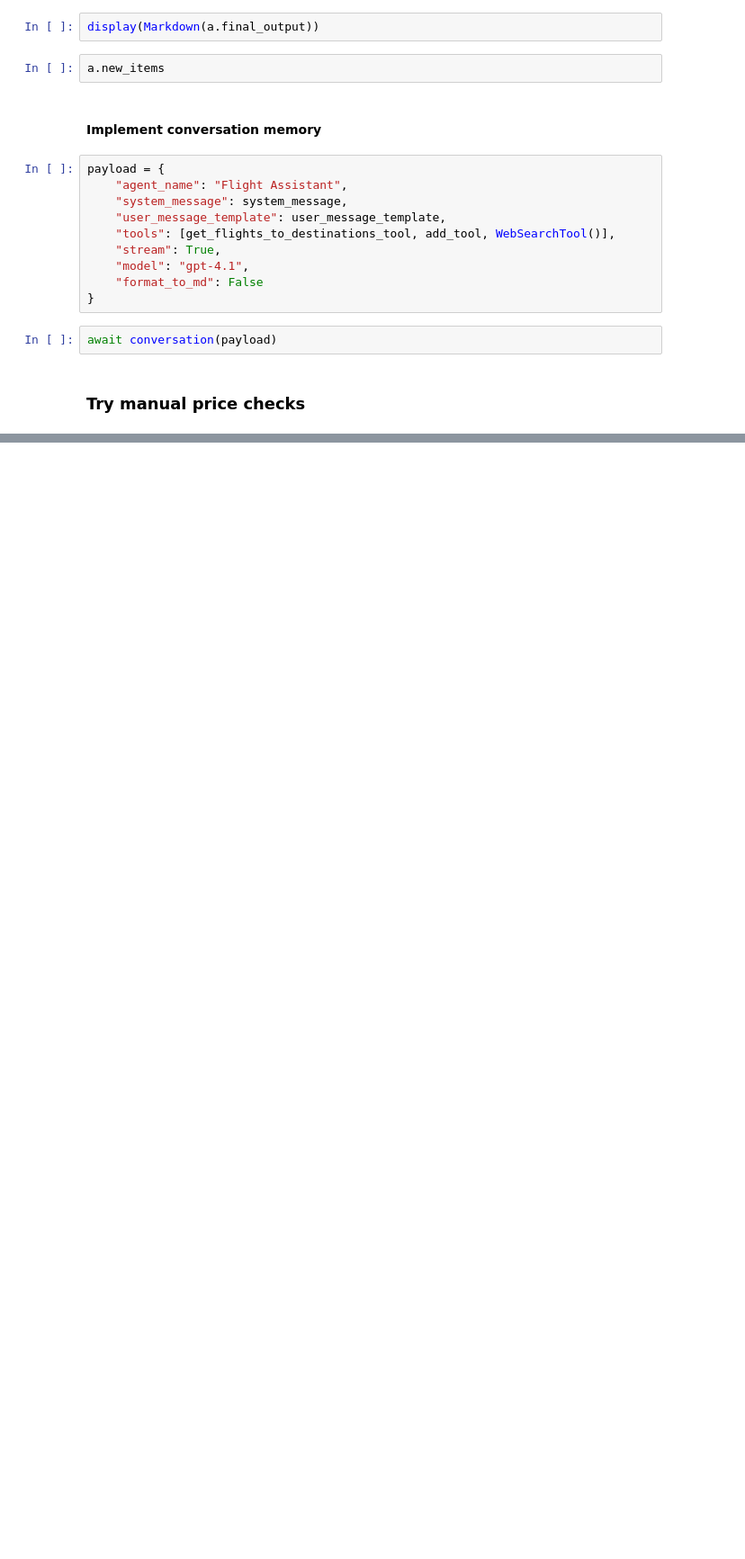
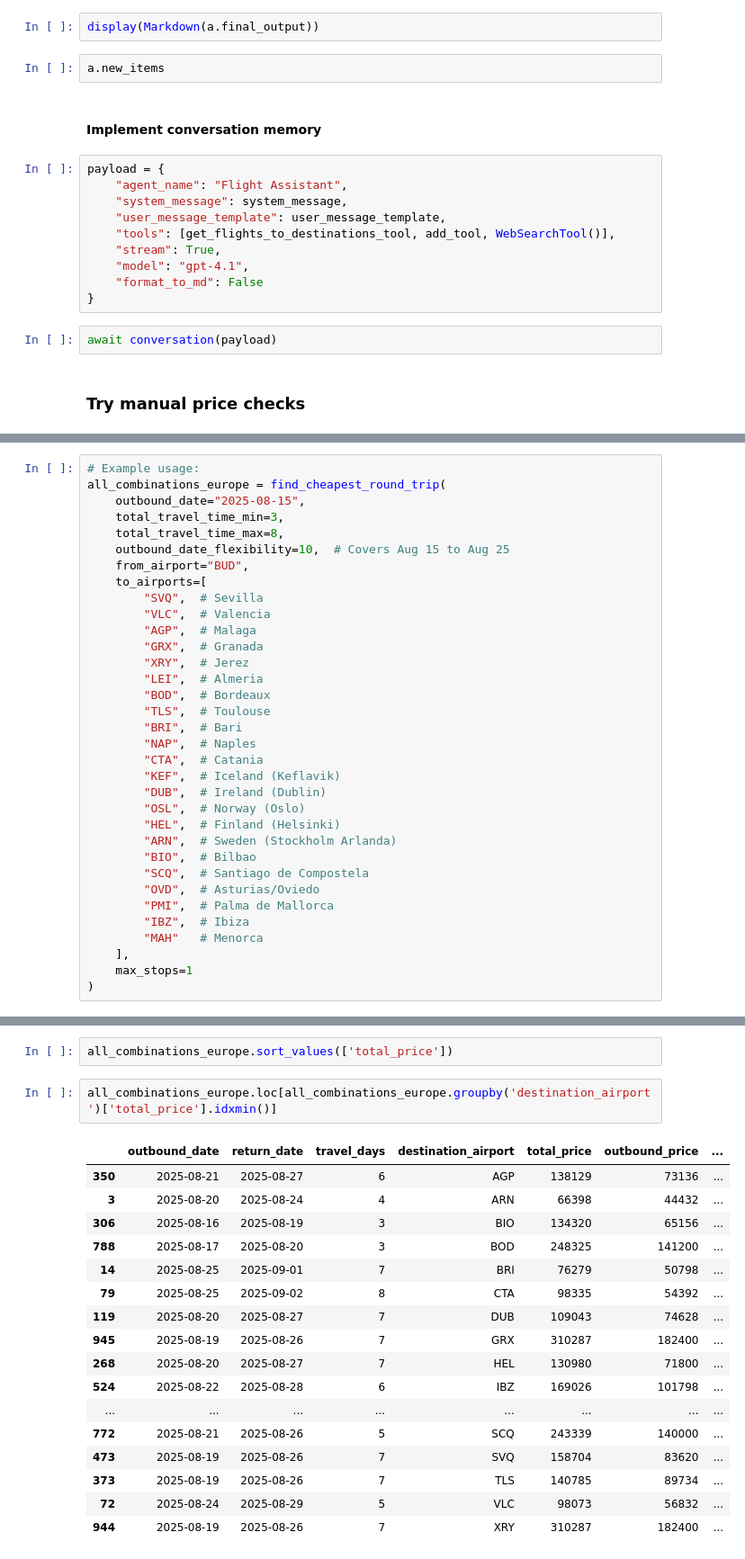
Before and after one commit to kristofrabay/genai-llm-experiments, a Jupyter notebook: nb/flights/flights.ipynb, the cells around one changed output, grey strips where cells are left out. Shown at 90% size. Saved outputs shown, nothing was run; the diff lists cells and outputs as text; blank space fills up the shorter version.

```diff
--- a/nb/flights/flights.ipynb
+++ b/nb/flights/flights.ipynb
@@ -365,0 +350,34 @@ all_combinations.sort_values(['total_price']).head(10)
+# %%
+# Example usage:
+all_combinations_europe = find_cheapest_round_trip(
+    outbound_date="2025-08-15",
+    total_travel_time_min=3,
+    total_travel_time_max=8,
+    outbound_date_flexibility=10,  # Covers Aug 15 to Aug 25
+    from_airport="BUD",
+    to_airports=[
+        "SVQ",  # Sevilla
+        "VLC",  # Valencia
+        "AGP",  # Malaga
+        "GRX",  # Granada
+        "XRY",  # Jerez
+        "LEI",  # Almeria
+        "BOD",  # Bordeaux
+        "TLS",  # Toulouse
+        "BRI",  # Bari
+        "NAP",  # Naples
+        "CTA",  # Catania
+        "KEF",  # Iceland (Keflavik)
+        "DUB",  # Ireland (Dublin)
+        "OSL",  # Norway (Oslo)
+        "HEL",  # Finland (Helsinki)
+        "ARN",  # Sweden (Stockholm Arlanda)
+        "BIO",  # Bilbao
+        "SCQ",  # Santiago de Compostela
+        "OVD",  # Asturias/Oviedo
+        "PMI",  # Palma de Mallorca
+        "IBZ",  # Ibiza
+        "MAH"   # Menorca
+    ],
+    max_stops=1
+)
@@ -365,0 +400,22 @@ all_combinations.sort_values(['total_price']).head(10)
+# %%
+all_combinations_europe.sort_values(['total_price'])
+# %%
+all_combinations_europe.loc[all_combinations_europe.groupby('destination_airport')['total_price'].idxmin()]
+# %% [output]
+|  | outbound_date | return_date | travel_days | destination_airport | total_price | outbound_price | ... |
+| 350 | 2025-08-21 | 2025-08-27 | 6 | AGP | 138129 | 73136 | ... |
+| 3 | 2025-08-20 | 2025-08-24 | 4 | ARN | 66398 | 44432 | ... |
+| 306 | 2025-08-16 | 2025-08-19 | 3 | BIO | 134320 | 65156 | ... |
+| 788 | 2025-08-17 | 2025-08-20 | 3 | BOD | 248325 | 141200 | ... |
+| 14 | 2025-08-25 | 2025-09-01 | 7 | BRI | 76279 | 50798 | ... |
+| 79 | 2025-08-25 | 2025-09-02 | 8 | CTA | 98335 | 54392 | ... |
+| 119 | 2025-08-20 | 2025-08-27 | 7 | DUB | 109043 | 74628 | ... |
+| 945 | 2025-08-19 | 2025-08-26 | 7 | GRX | 310287 | 182400 | ... |
+| 268 | 2025-08-20 | 2025-08-27 | 7 | HEL | 130980 | 71800 | ... |
+| 524 | 2025-08-22 | 2025-08-28 | 6 | IBZ | 169026 | 101798 | ... |
+| ... | ... | ... | ... | ... | ... | ... | ... |
+| 772 | 2025-08-21 | 2025-08-26 | 5 | SCQ | 243339 | 140000 | ... |
+| 473 | 2025-08-19 | 2025-08-26 | 7 | SVQ | 158704 | 83620 | ... |
+| 373 | 2025-08-19 | 2025-08-26 | 7 | TLS | 140785 | 89734 | ... |
+| 72 | 2025-08-24 | 2025-08-29 | 5 | VLC | 98073 | 56832 | ... |
+| 944 | 2025-08-19 | 2025-08-26 | 7 | XRY | 310287 | 182400 | ... |
```
Also changed, not shown: parts of 8 cells of this notebook, 2 other files.
